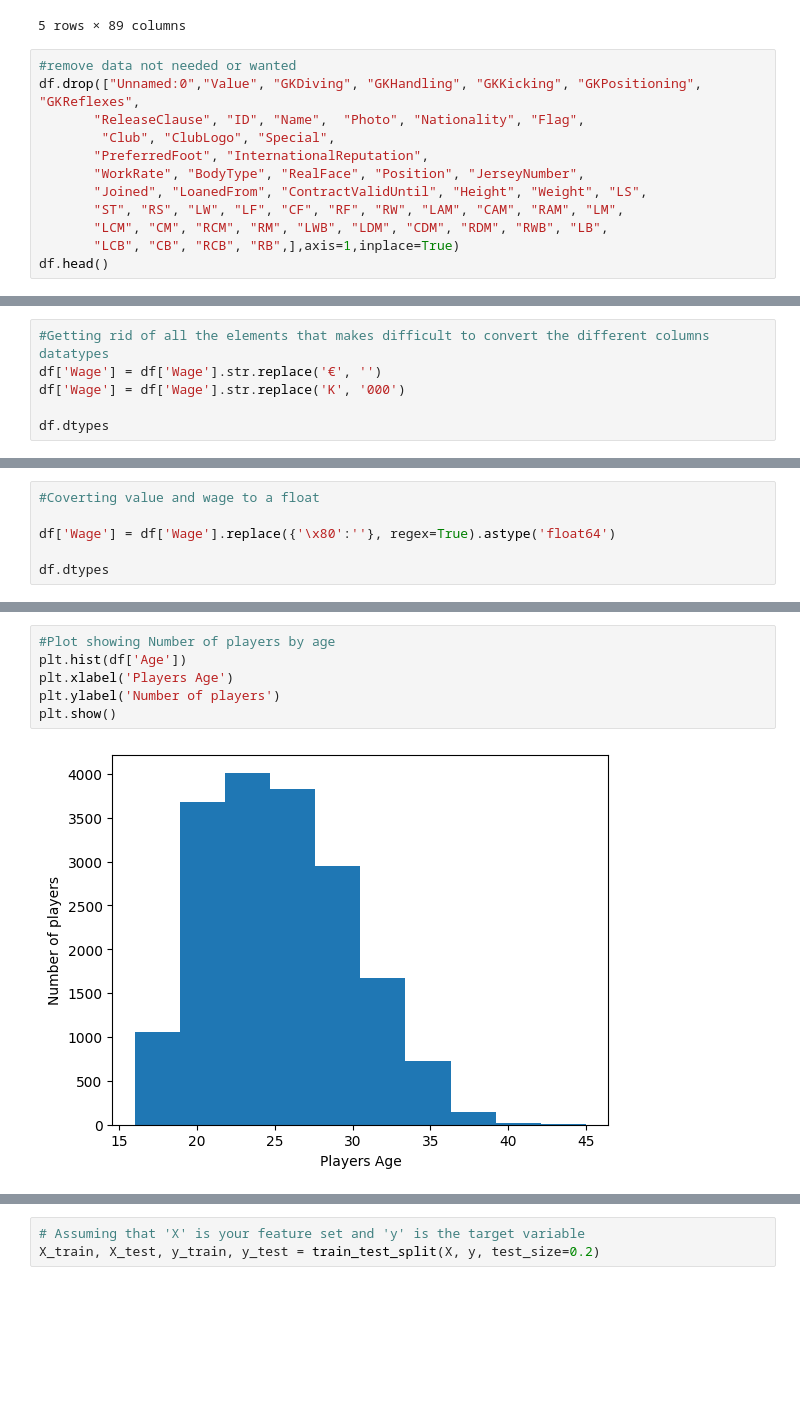
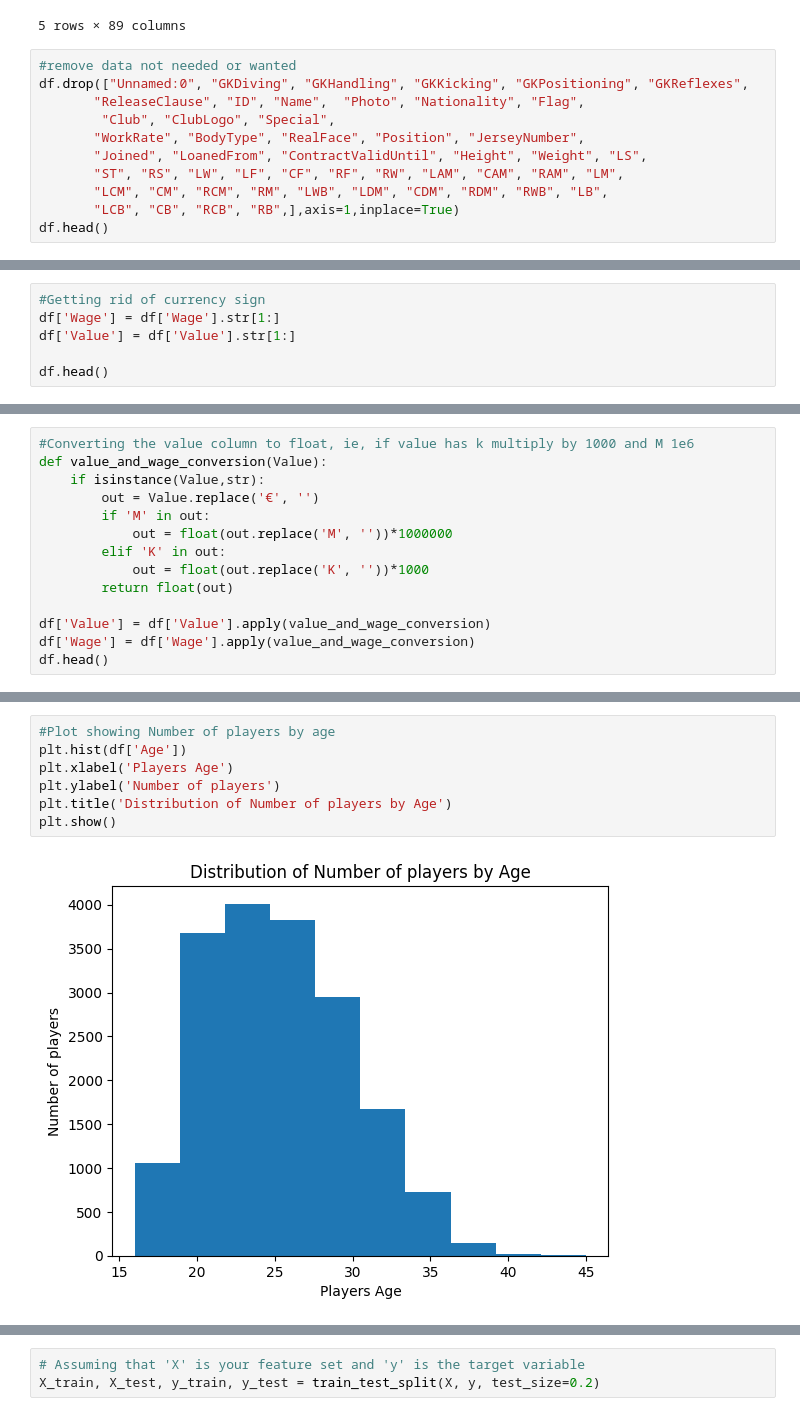
Before and after one commit to VCONLINE/pdan8411w-part1-Godwin420, a Jupyter notebook: Fifa19.ipynb, the cells around one changed output, grey strips where cells are left out. Drawn from its saved outputs; the diff is of its cells as text; blank space fills up the shorter version.

```diff
--- a/Fifa19.ipynb
+++ b/Fifa19.ipynb
@@ -212,10 +212,9 @@ df.head()
 5 rows × 89 columns
 # %%
 #remove data not needed or wanted
-df.drop(["Unnamed:0","Value", "GKDiving", "GKHandling", "GKKicking", "GKPositioning", "GKReflexes",
+df.drop(["Unnamed:0", "GKDiving", "GKHandling", "GKKicking", "GKPositioning", "GKReflexes",
        "ReleaseClause", "ID", "Name",  "Photo", "Nationality", "Flag",
         "Club", "ClubLogo", "Special",
-       "PreferredFoot", "InternationalReputation",
        "WorkRate", "BodyType", "RealFace", "Position", "JerseyNumber",
        "Joined", "LoanedFrom", "ContractValidUntil", "Height", "Weight", "LS",
        "ST", "RS", "LW", "LF", "CF", "RF", "RW", "LAM", "CAM", "RAM", "LM",
@@ -243,7 +242,7 @@ df.tail()
 # %%
-#Getting rid of all the elements that makes difficult to convert the different columns datatypes
-df['Wage'] = df['Wage'].str.replace('€', '')
-df['Wage'] = df['Wage'].str.replace('K', '000')
+#Getting rid of currency sign
+df['Wage'] = df['Wage'].str[1:]
+df['Value'] = df['Value'].str[1:]
 
-df.dtypes
+df.head()
 # %% [output]
@@ -267,6 +255,0 @@ dtype: object
-# %%
-#Coverting value and wage to a float
-
-df['Wage'] = df['Wage'].replace({'\x80':''}, regex=True).astype('float64')
-
-df.dtypes
@@ -290,0 +276,14 @@ dtype: object
+# %%
+#Converting the value column to float, ie, if value has k multiply by 1000 and M 1e6
+def value_and_wage_conversion(Value):
+    if isinstance(Value,str):
+        out = Value.replace('€', '')
+        if 'M' in out:
+            out = float(out.replace('M', ''))*1000000
+        elif 'K' in out:
+            out = float(out.replace('K', ''))*1000
+        return float(out)
+
+df['Value'] = df['Value'].apply(value_and_wage_conversion)
+df['Wage'] = df['Wage'].apply(value_and_wage_conversion)
+df.head()
@@ -363,11 +350,12 @@ df
 # %%
 #Plot showing Number of players by age
 plt.hist(df['Age'])
 plt.xlabel('Players Age')
 plt.ylabel('Number of players')
+plt.title('Distribution of Number of players by Age')
 plt.show()
 # %% [output]
-[figure, old version]
+[figure, new version]
 # %%
 #graph showing number of players by overall
 plt.hist(df['Overall'])
```
Also changed, not shown: parts of 22 cells of this notebook.
